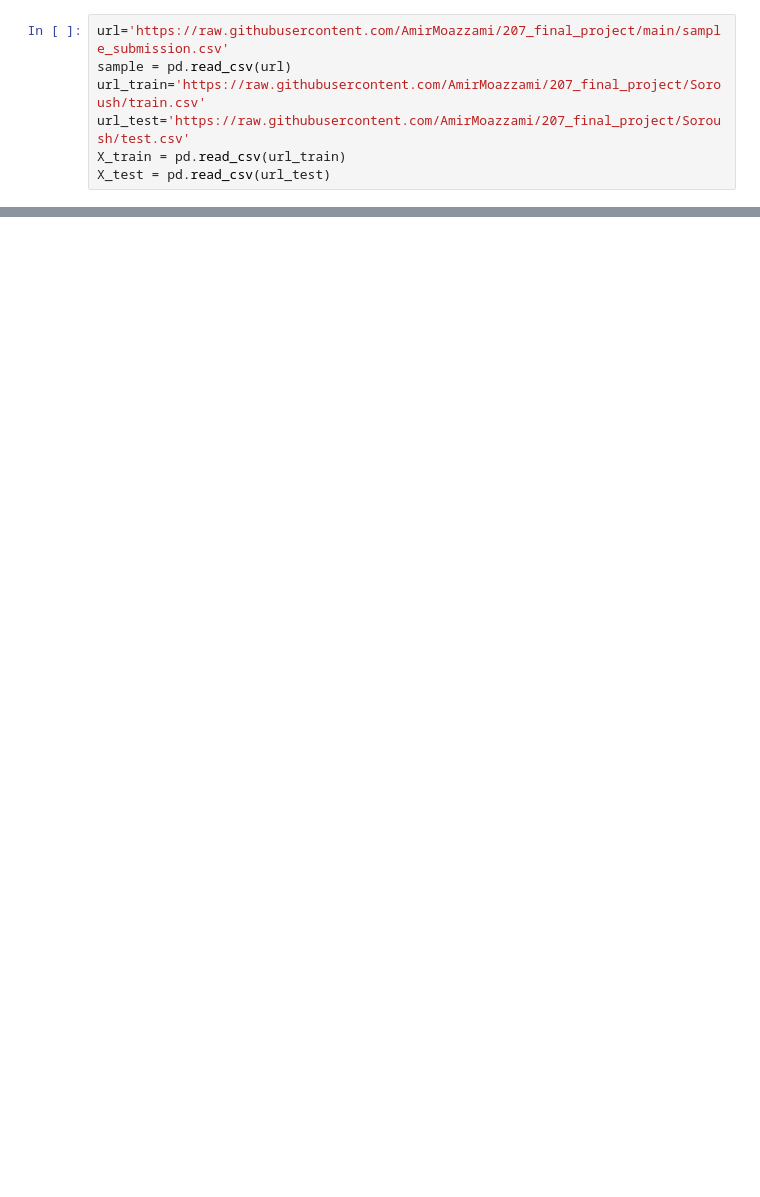
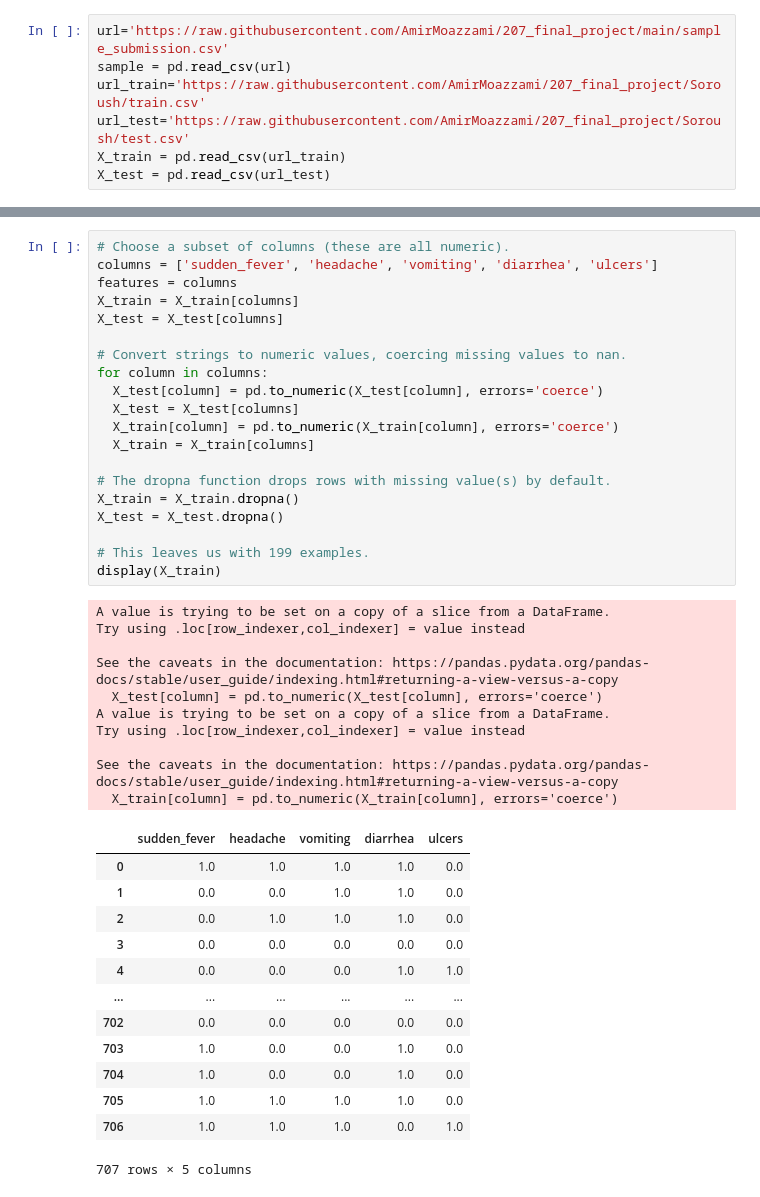
Before and after one commit to AmirMoazzami/207_final_project, a Jupyter notebook: W207_FinalProject_SoroushYazdani.ipynb, the cells around one changed output, grey strips where cells are left out. Saved outputs shown, nothing was run; the diff lists cells and outputs as text; blank space fills up the shorter version.

```diff
--- a/W207_FinalProject_SoroushYazdani.ipynb
+++ b/W207_FinalProject_SoroushYazdani.ipynb
@@ -39,0 +77,44 @@ X_test
+# %%
+# Choose a subset of columns (these are all numeric).
+columns = ['sudden_fever', 'headache', 'vomiting', 'diarrhea', 'ulcers']
+features = columns
+X_train = X_train[columns]
+X_test = X_test[columns]
+
+# Convert strings to numeric values, coercing missing values to nan.
+for column in columns:
+  X_test[column] = pd.to_numeric(X_test[column], errors='coerce')
+  X_test = X_test[columns]
+  X_train[column] = pd.to_numeric(X_train[column], errors='coerce')
+  X_train = X_train[columns]
+
+# The dropna function drops rows with missing value(s) by default.
+X_train = X_train.dropna()
+X_test = X_test.dropna()
+
+# This leaves us with 199 examples.
+display(X_train)
+# %% [output]
+A value is trying to be set on a copy of a slice from a DataFrame.
+Try using .loc[row_indexer,col_indexer] = value instead
+
+See the caveats in the documentation: https://pandas.pydata.org/pandas-docs/stable/user_guide/indexing.html#returning-a-view-versus-a-copy
+  X_test[column] = pd.to_numeric(X_test[column], errors='coerce')
+A value is trying to be set on a copy of a slice from a DataFrame.
+Try using .loc[row_indexer,col_indexer] = value instead
+
+See the caveats in the documentation: https://pandas.pydata.org/pandas-docs/stable/user_guide/indexing.html#returning-a-view-versus-a-copy
+  X_train[column] = pd.to_numeric(X_train[column], errors='coerce')
+|  | sudden_fever | headache | vomiting | diarrhea | ulcers |
+| 0 | 1.0 | 1.0 | 1.0 | 1.0 | 0.0 |
+| 1 | 0.0 | 0.0 | 1.0 | 1.0 | 0.0 |
+| 2 | 0.0 | 1.0 | 1.0 | 1.0 | 0.0 |
+| 3 | 0.0 | 0.0 | 0.0 | 0.0 | 0.0 |
+| 4 | 0.0 | 0.0 | 0.0 | 1.0 | 1.0 |
+| ... | ... | ... | ... | ... | ... |
+| 702 | 0.0 | 0.0 | 0.0 | 0.0 | 0.0 |
+| 703 | 1.0 | 0.0 | 0.0 | 1.0 | 0.0 |
+| 704 | 1.0 | 0.0 | 0.0 | 1.0 | 0.0 |
+| 705 | 1.0 | 1.0 | 1.0 | 1.0 | 0.0 |
+| 706 | 1.0 | 1.0 | 1.0 | 0.0 | 1.0 |
+707 rows × 5 columns
```
Also changed, not shown: parts of 11 cells of this notebook.
